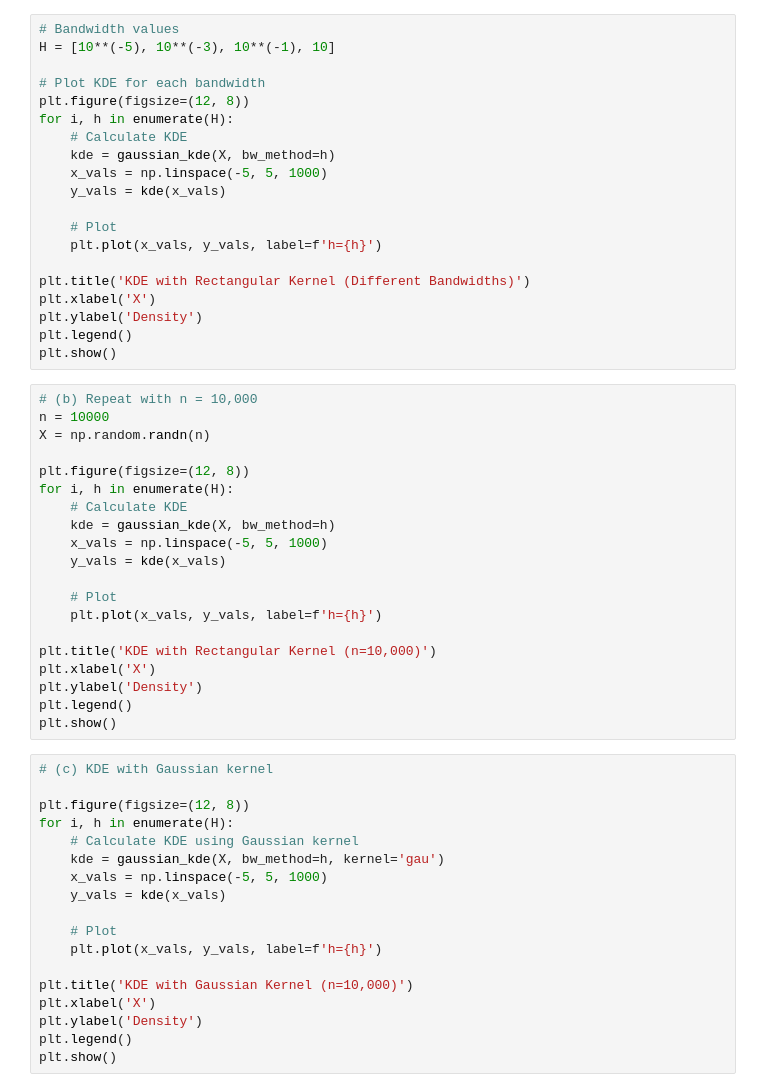
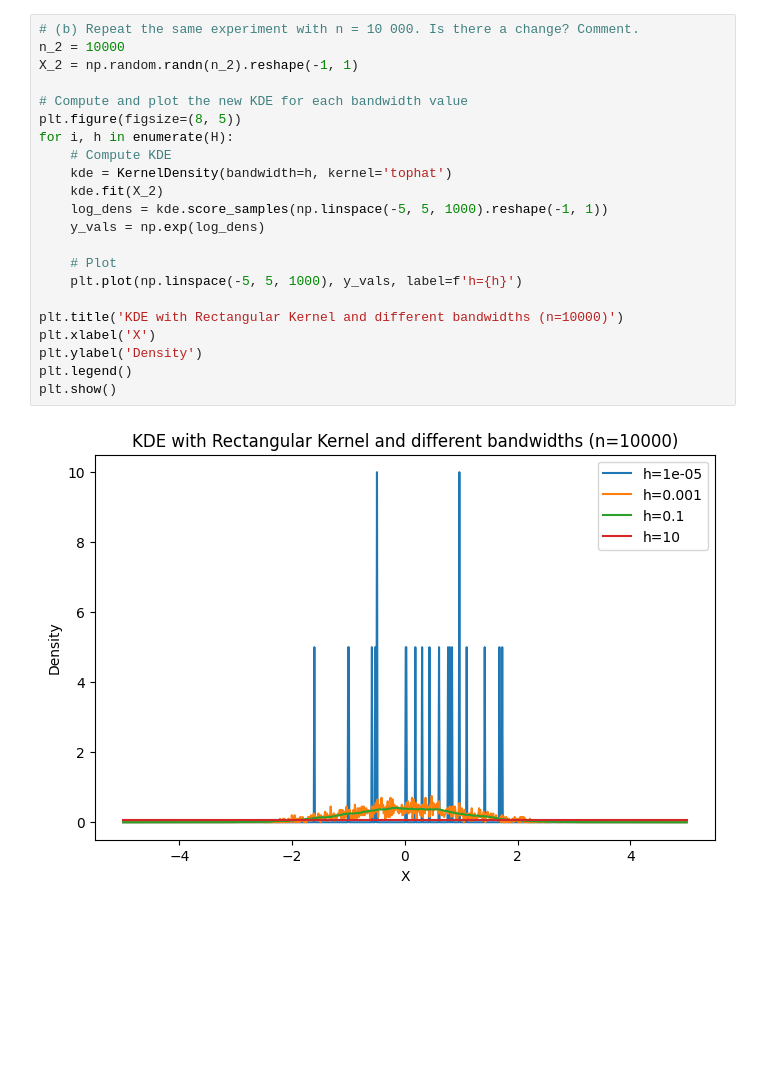
Before and after one commit to doubavitch/hw2_fds, a Jupyter notebook: Exercise 1 Duchossois.ipynb, the cells around one changed output. Drawn from its saved outputs; the diff is of its cells as text; blank space fills up the shorter version.

```diff
--- a/Exercise 1 Duchossois.ipynb
+++ b/Exercise 1 Duchossois.ipynb
@@ -30,58 +36,24 @@ X = np.random.randn(n)
 # %%
-# Bandwidth values
-H = [10**(-5), 10**(-3), 10**(-1), 10]
+# (b) Repeat the same experiment with n = 10 000. Is there a change? Comment.
+n_2 = 10000
+X_2 = np.random.randn(n_2).reshape(-1, 1)
 
-# Plot KDE for each bandwidth
-plt.figure(figsize=(12, 8))
+# Compute and plot the new KDE for each bandwidth value
+plt.figure(figsize=(8, 5))
 for i, h in enumerate(H):
-    # Calculate KDE
-    kde = gaussian_kde(X, bw_method=h)
-    x_vals = np.linspace(-5, 5, 1000)
-    y_vals = kde(x_vals)
+    # Compute KDE
+    kde = KernelDensity(bandwidth=h, kernel='tophat')
+    kde.fit(X_2)
+    log_dens = kde.score_samples(np.linspace(-5, 5, 1000).reshape(-1, 1))
+    y_vals = np.exp(log_dens)
 
     # Plot
-    plt.plot(x_vals, y_vals, label=f'h={h}')
+    plt.plot(np.linspace(-5, 5, 1000), y_vals, label=f'h={h}')
 
-plt.title('KDE with Rectangular Kernel (Different Bandwidths)')
+plt.title('KDE with Rectangular Kernel and different bandwidths (n=10000)')
 plt.xlabel('X')
 plt.ylabel('Density')
 plt.legend()
 plt.show()
+# %% [output]
+[figure, added]
-# %%
-# (b) Repeat with n = 10,000
-n = 10000
-X = np.random.randn(n)
-
-plt.figure(figsize=(12, 8))
-for i, h in enumerate(H):
-    # Calculate KDE
-    kde = gaussian_kde(X, bw_method=h)
-    x_vals = np.linspace(-5, 5, 1000)
-    y_vals = kde(x_vals)
-
-    # Plot
-    plt.plot(x_vals, y_vals, label=f'h={h}')
-
-plt.title('KDE with Rectangular Kernel (n=10,000)')
-plt.xlabel('X')
-plt.ylabel('Density')
-plt.legend()
-plt.show()
-# %%
-# (c) KDE with Gaussian kernel
-
-plt.figure(figsize=(12, 8))
-for i, h in enumerate(H):
-    # Calculate KDE using Gaussian kernel
-    kde = gaussian_kde(X, bw_method=h, kernel='gau')
-    x_vals = np.linspace(-5, 5, 1000)
-    y_vals = kde(x_vals)
-
-    # Plot
-    plt.plot(x_vals, y_vals, label=f'h={h}')
-
-plt.title('KDE with Gaussian Kernel (n=10,000)')
-plt.xlabel('X')
-plt.ylabel('Density')
-plt.legend()
-plt.show()
```
Also changed, not shown: parts of 3 cells of this notebook.
